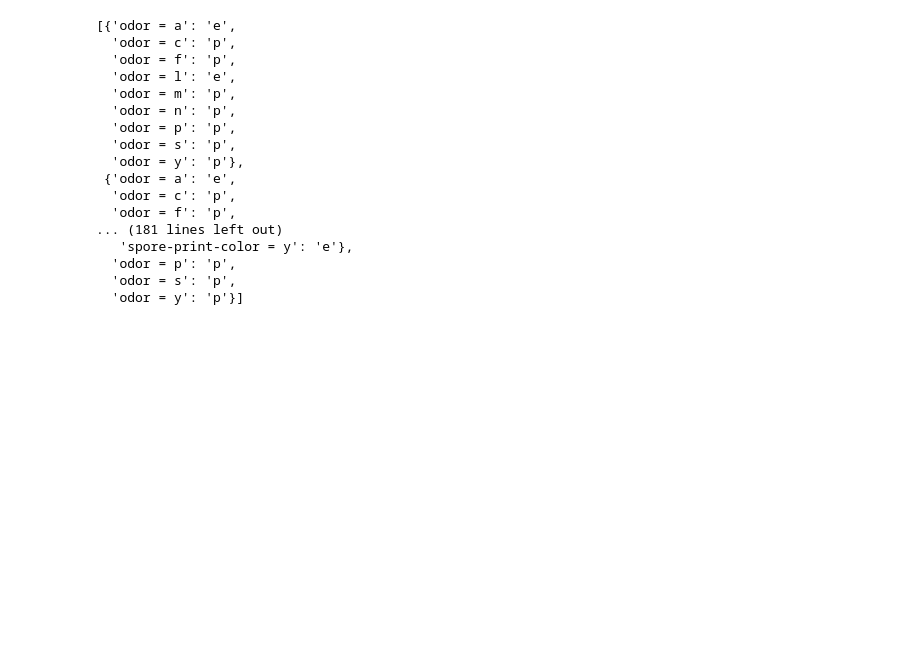
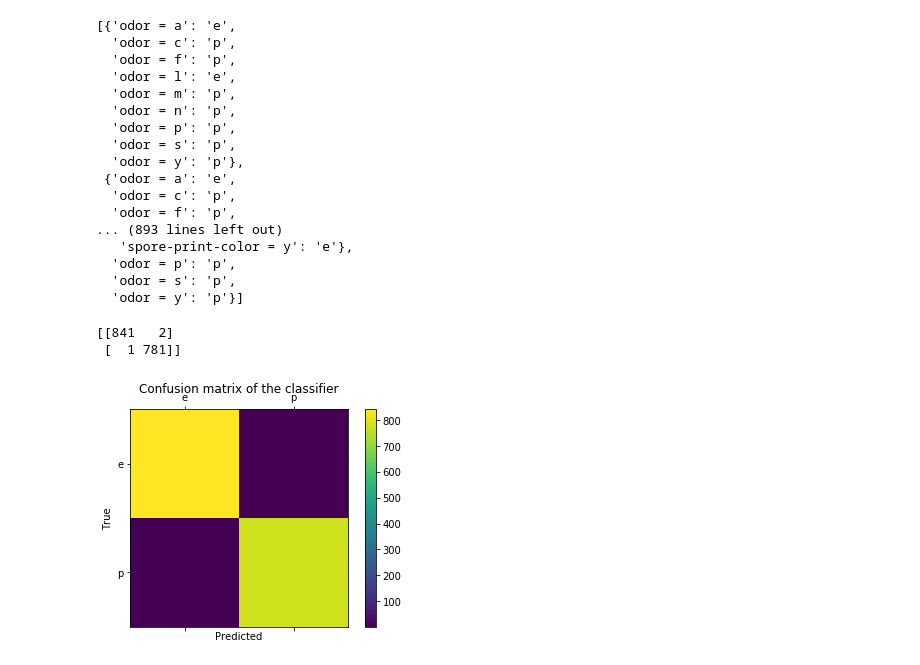
Before and after one commit to barsanayak/DecisionTree, a Jupyter notebook: Shraddha/RFFinalNB.ipynb, the cells around one changed output. Saved outputs shown, nothing was run; the diff lists cells and outputs as text; code cells hidden in the pictures; blank space fills up the shorter version.

```diff
--- a/Shraddha/RFFinalNB.ipynb
+++ b/Shraddha/RFFinalNB.ipynb
@@ -11,7 +11,6 @@ from matplotlib import pylab as pl
 
 from sklearn.model_selection import train_test_split
 # %%
-
 targetAttribute = 'Poisonous/Edible'
 targetValue = []
 predictedList= []
@@ -23,7 +22,7 @@ processedDataSet = 'MushroomDataSet_After_PreProcessing.xlsx'
 columnToProcess = 'stalk-root'
 res = {}
 rfTargetValue = []
-numberOfTrees = 10
+numberOfTrees = 50
 # %%
 # data class to hold csv data
 def entropy(df):
@@ -168,10 +167,19 @@ def myPredict1(rfTargetValue, xy_train, xy_test):
         tempDf["demo"] = [1]*len(temp)
         grouped = tempDf.groupby("target")
         x= grouped.count()
+
+
+        max_hi = list(x['demo'])
+        index = max_hi.index(max(max_hi))
+
+        indexesVal = x.index.values
+        op =indexesVal[index]
         #######
 
-        predictedVal = x['demo'][0] # it will have either 'p' or 'e'
-        predictedList.append(predictedVal)
+
+        #predictedVal = x['demo'][0] # it will have either 'p' or 'e'
+        #print(op)
+        predictedList.append(op)
     printMatrix(xy_test ,predictedList,list(targetValue))
 # %%
 datasetAfterProcessing = pd.read_excel('../data/MushroomDataSet_After_PreProcessing.xlsx')
@@ -213,14 +234,18 @@ rfTargetValue
  {'odor = a': 'e',
   'odor = c': 'p',
   'odor = f': 'p',
-... (181 lines left out)
+... (893 lines left out)
    'spore-print-color = y': 'e'},
   'odor = p': 'p',
   'odor = s': 'p',
   'odor = y': 'p'}]
 # %%
-print(type(X_test))
-print(type(y_test))
-a = X_test.iloc[0]
-b = list(y_test)[0]
-myPredict1(rfTargetValue, a, list(b))
+#print(type(X_test))
+#print(type(y_test))
+#a = X_test.iloc[0]
+#b = list(y_test)[0]
+myPredict1(rfTargetValue, X_test, y_test)
+# %% [output]
+[[841   2]
+ [  1 781]]
+[figure, added]
```
Also changed, not shown: parts of 1 cell of this notebook.
